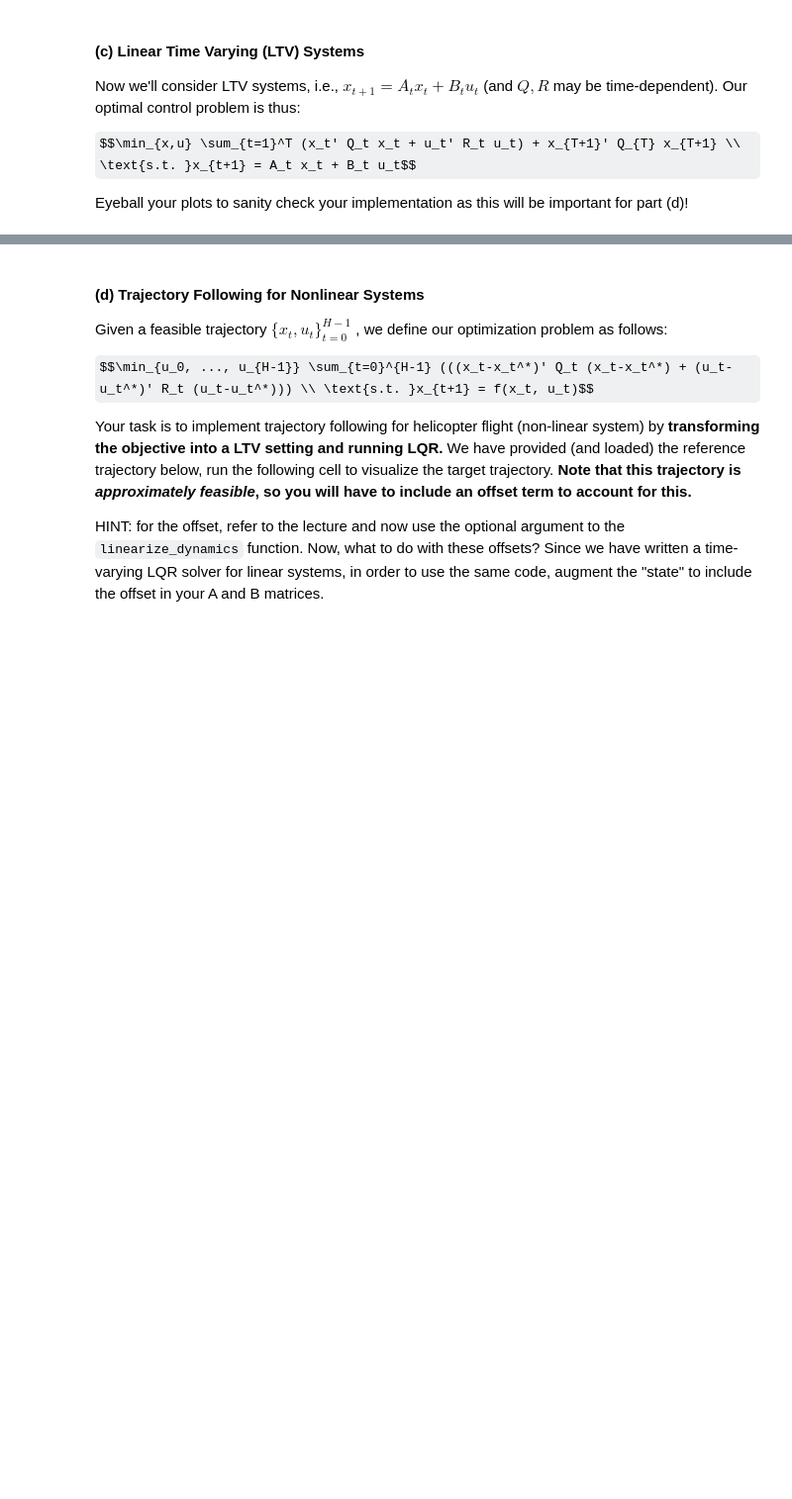
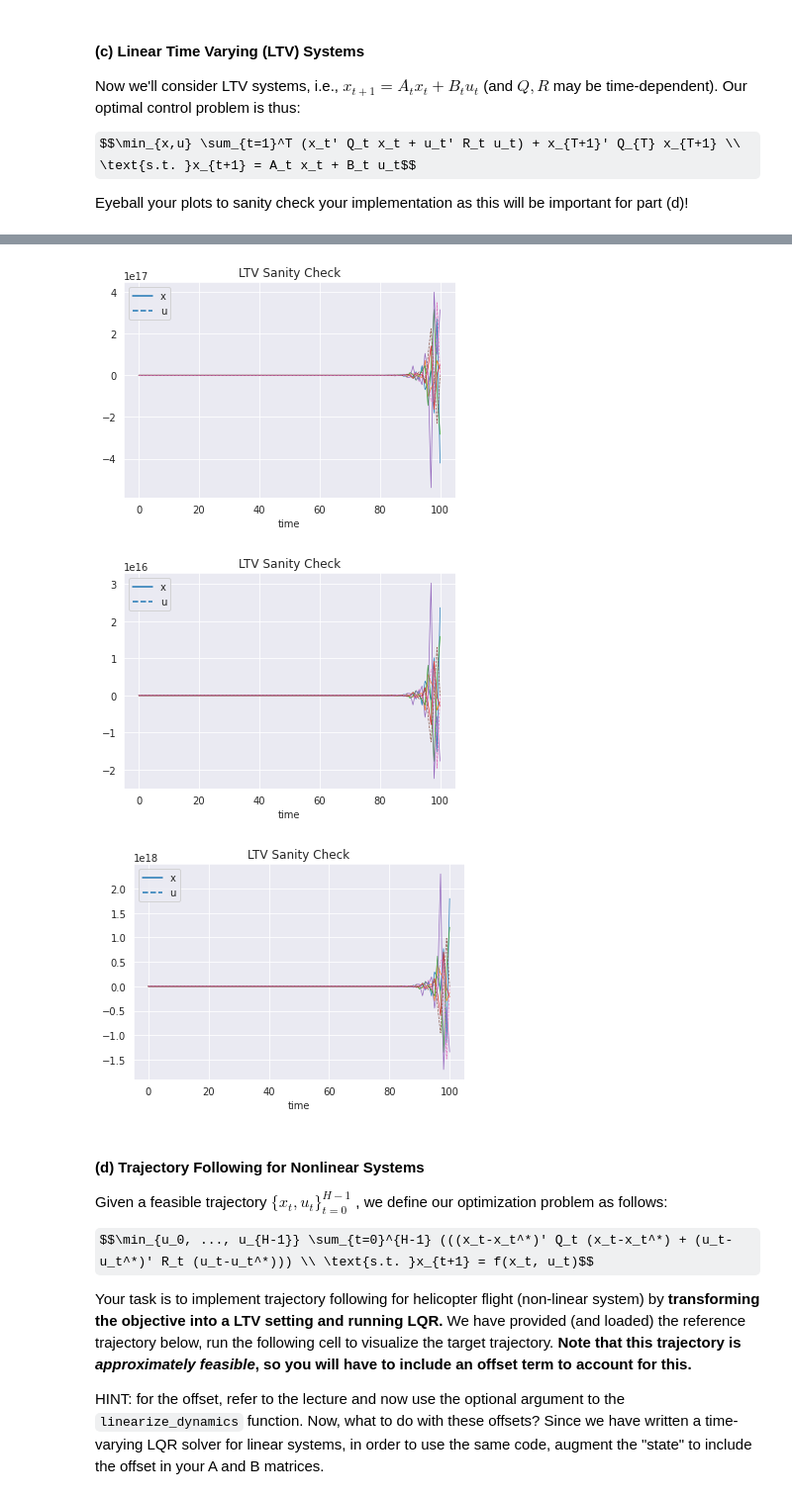
Before and after one commit to aditya-shirwatkar/AdvancedRobotics, a Jupyter notebook: cs287-hw2/lqr.ipynb, the cells around one changed output, grey strips where cells are left out. Shown at 99% size. Drawn from its saved outputs; the diff is of its cells as text; code cells hidden in the pictures; some formulas as TeX source; blank space fills up the shorter version.

```diff
--- a/cs287-hw2/lqr.ipynb
+++ b/cs287-hw2/lqr.ipynb
@@ -449,14 +449,32 @@ def lqr_finite_horizon(A_lst, B_lst, Q_lst, R_lst, T):
 
     K_lst, P_lst= [], []
     """YOUR CODE HERE"""
+    # make a helper function
+    def ATbA(A, b):
+        return A.T @ b @ A
 
-    if isinstance(A_lst, list):
+    if isinstance(R_lst, list):
+        dx, du = A_lst[0].shape[0], B_lst[0].shape[1]
+
+        P_lst.append(np.zeros((dx, dx)))
+        K_lst.append(np.zeros((du, dx)))
+
+        for i in range(1, T):
+            Ki = -np.linalg.inv(R_lst[T-i] + ATbA(B_lst[T-i], P_lst[i-1])) @ B_lst[T-i].T @ P_lst[i-1] @ A_lst[T-i]
+            Pi = Q_lst[T-i] + ATbA(Ki, R_lst[T-i]) + ATbA(A_lst[T-i] + B_lst[T-i]@Ki, P_lst[i-1])
+            P_lst.append(Pi)
+            K_lst.append(Ki)
+
+    elif isinstance(R_lst, np.ndarray):
         dx, du = A_lst[0].shape[0], B_lst[0].shape[1]
         P_lst.append(np.zeros((dx, dx)))
+        K_lst.append(np.zeros((du, dx)))
 
-    else if isinstance(A_lst, np.ndarray):
-        dx, du = A_lst.shape[0], B_lst.shape[1]
-        P_lst = np.zeros((dx, dx))
+        for i in range(1, T):
+            Ki = -(np.linalg.inv(R_lst + ATbA(B_lst[T-i], P_lst[i-1]))) @ B_lst[T-i].T @ P_lst[i-1] @ A_lst[T-i]
+            Pi = Q_lst + ATbA(Ki, R_lst) + ATbA(A_lst[T-i] + B_lst[T-i] @ Ki, P_lst[i-1])
+            P_lst.append(Pi)
+            K_lst.append(Ki)
 
     else:
         raise WorngDataTypeError
@@ -495,7 +513,7 @@ def simulate(A_lst, B_lst, K_list, n_starting_states, T, noise=None):
         x[:,0] = starting_states[:,s]
         for t in np.arange(T):
             """YOUR CODE HERE"""
-            u[:,t] =
+            u[:,t] = K_list[t] @ x[:, t]
             """YOUR CODE ENDS HERE"""
             x[:,t+1] = A_lst[t] @ x[:,t] + B_lst[t] @ u[:,t]
             if noise is not None:
@@ -516,3 +533,6 @@ SyntaxError: invalid syntax (<ipython-input-14-7af03678993d>, line 32)
+[figure, added]
+[figure, added]
+[figure, added]
 # %% [markdown]
 #### (d) Trajectory Following for Nonlinear Systems
 
```
Also changed, not shown: parts of 3 cells of this notebook.
